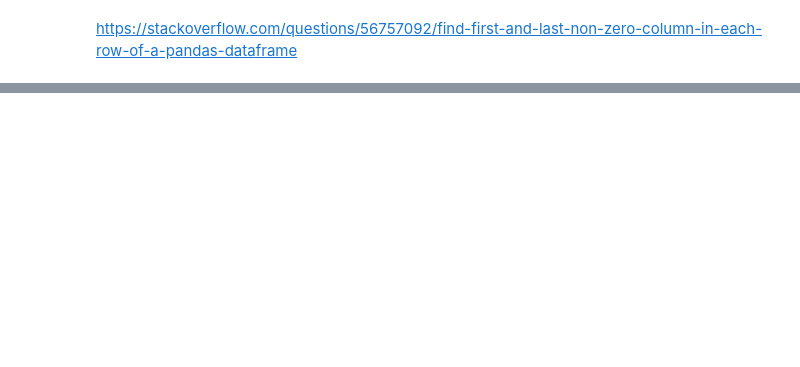
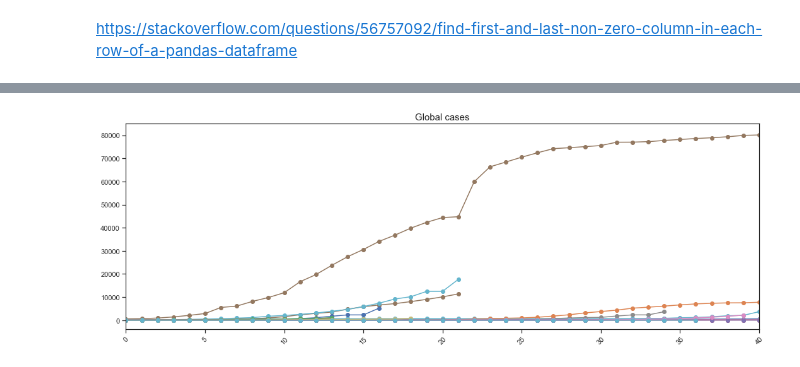
Before and after one commit to HSOFEUP/data-clinics, a Jupyter notebook: Clinic4/clinic4_BlazejDolicki.ipynb, the cells around one changed output, grey strips where cells are left out. Cells and saved outputs as stored; diff of their text form; code cells hidden in the pictures; blank space fills up the shorter version.

Commit message:
Started plotting shifted time series

```diff
--- a/Clinic4/clinic4_BlazejDolicki.ipynb
+++ b/Clinic4/clinic4_BlazejDolicki.ipynb
@@ -154,0 +109,4 @@ confirmed_per_country
+# %%
+df = pd.DataFrame({'Col1': [10, 20, 15, 30, 45],
+                   'Col2': [13, 23, 18, 33, 48],
+                   'Col3': [17, 27, 22, 37, 52]})
@@ -154,0 +122,2 @@ confirmed_per_country
+# %%
+df.loc[0] = df.shift(periods=1).loc[0]
@@ -154,0 +193,13 @@ confirmed_per_country
+# %%
+import plotly.graph_objects as go
+fig = go.Figure()
+countries = normalized.index
+
+for country in countries:
+    df = normalized.loc[country]
+    fig.add_trace(go.Scatter(x=df.index, y=df.values,mode='lines',name=country))
+
+fig.update_layout(title={
+    'text': 'Global cases',
+    'x':0.5})
+fig.show()
@@ -154,0 +208,17 @@ confirmed_per_country
+# %%
+country = 'China'
+shifted = pd.Series(confirmed_per_country.loc[country].to_frame().shift(periods=-lag).values.flatten(),index=confirmed_per_country.loc[country].index)
+normalized.loc[country,:] = shifted
+# %%
+# plt.figure(figsize=(15, 10
+countries = normalized.index
+for i in countries:
+    df = normalized.loc[i]
+    plt.plot(df.index,df.values,'-o')
+plt.xticks(rotation=45)
+plt.xlim(0,40)
+# plt.legend(labels=countries,loc='upper left',fontsize='small')
+plt.title('Global cases',fontsize=15)
+plt.show()
+# %% [output]
+[figure, added]
```
Also changed, not shown: parts of 16 cells of this notebook.
